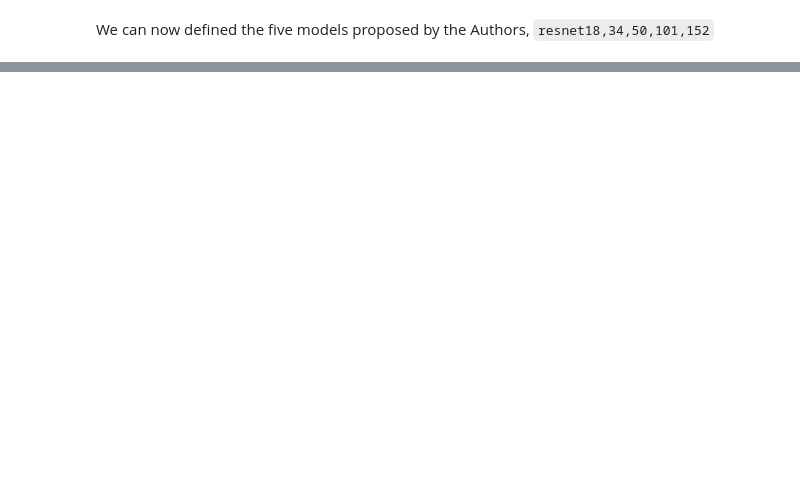
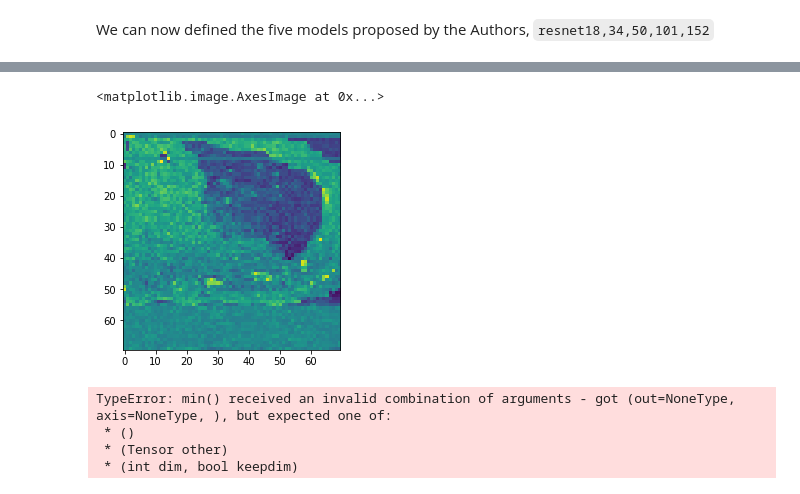
Before and after one commit to hwixley/ctscan-covid19-severity-detection, a Jupyter notebook: ResNet-master/ResNet.ipynb, the cells around one changed output, grey strips where cells are left out. Cells and saved outputs as stored; diff of their text form; code cells hidden in the pictures; blank space fills up the shorter version.

```diff
--- a/ResNet-master/ResNet.ipynb
+++ b/ResNet-master/ResNet.ipynb
@@ -383,7 +383,7 @@ device = torch.device('cuda' if torch.cuda.is_available() else 'cpu')
 def loadNpy(filename):
     with open(filename, "rb") as f: return np.load(f)
 
-db = f"{os.getcwd()}/../../data2/slices/gaussian-grabber/size343000/"
+db = f"{os.getcwd()}/../../data2/slices/gaussian-grabber/size343000-newnorm/"
 data_type = ""
 # %%
 X_train, X_val, X_test = loadNpy(db + f"{data_type}X_train.npy"), loadNpy(db + f"{data_type}X_val.npy"), loadNpy(db + f"{data_type}X_test.npy")
@@ -446,0 +491,14 @@ Parameter Group 0
+# %%
+import matplotlib.pyplot as plt
+
+plt.imshow(X_train[0,60,:,:])
+# %% [output]
+<matplotlib.image.AxesImage at 0x...>
+[figure, added]
+# %%
+np.min(X_train[0,:,:,:])
+# %% [output]
+TypeError: min() received an invalid combination of arguments - got (out=NoneType, axis=NoneType, ), but expected one of:
+ * ()
+ * (Tensor other)
+ * (int dim, bool keepdim)
```
Also changed, not shown: parts of 18 cells of this notebook, 2 other files.
